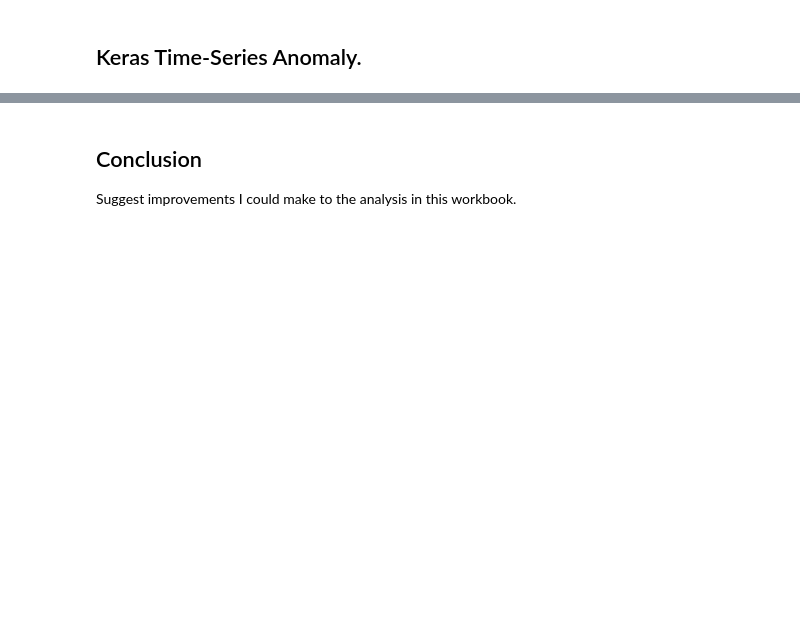
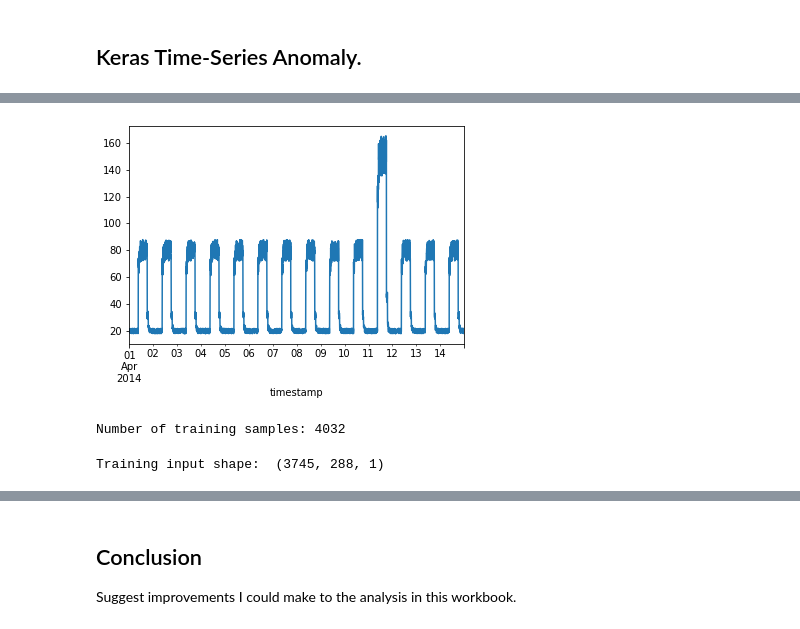
Before and after one commit to RYANCOX00/mach_stats_coursework, a Jupyter notebook: keras_time_anomaly.ipynb, the cells around one changed output, grey strips where cells are left out. Saved outputs shown, nothing was run; the diff lists cells and outputs as text; code cells hidden in the pictures; blank space fills up the shorter version.

```diff
--- a/keras_time_anomaly.ipynb
+++ b/keras_time_anomaly.ipynb
@@ -10,0 +61,30 @@ Introduce this notebook, set context for what the reader can expect.
+# %%
+fig, ax = plt.subplots()
+df_daily_jumpsup.plot(legend=False, ax=ax)
+plt.show()
+# %% [output]
+[figure, added]
+# %%
+# Normalize and save the mean and std we get,
+# for normalizing test data.
+training_mean = df_small_noise.mean()
+training_std = df_small_noise.std()
+df_training_value = (df_small_noise - training_mean) / training_std
+print("Number of training samples:", len(df_training_value))
+# %% [output]
+Number of training samples: 4032
+# %%
+TIME_STEPS = 288
+
+# Generated training sequences for use in the model.
+def create_sequences(values, time_steps=TIME_STEPS):
+    output = []
+    for i in range(len(values) - time_steps + 1):
+        output.append(values[i : (i + time_steps)])
+    return np.stack(output)
+
+
+x_train = create_sequences(df_training_value.values)
+print("Training input shape: ", x_train.shape)
+# %% [output]
+Training input shape:  (3745, 288, 1)
```
Also changed, not shown: parts of 15 cells of this notebook.
